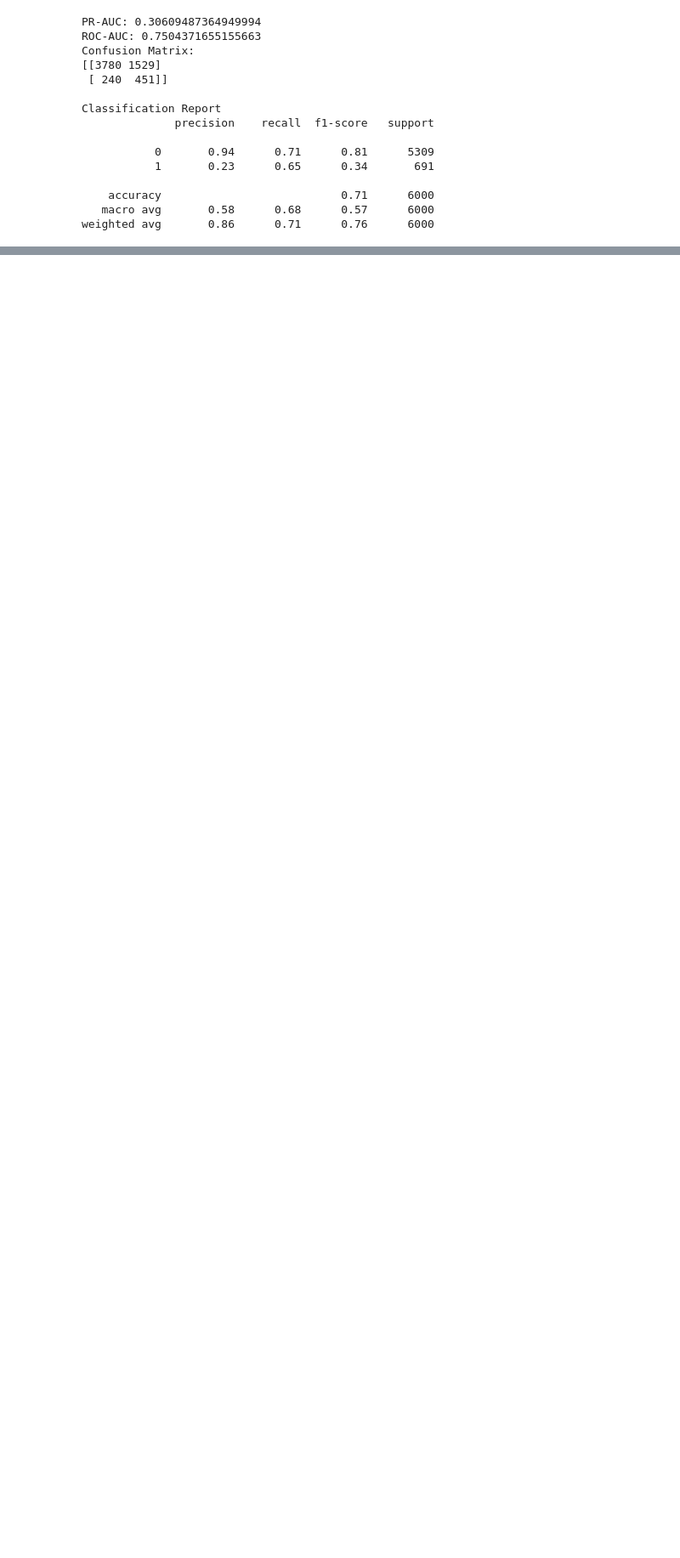
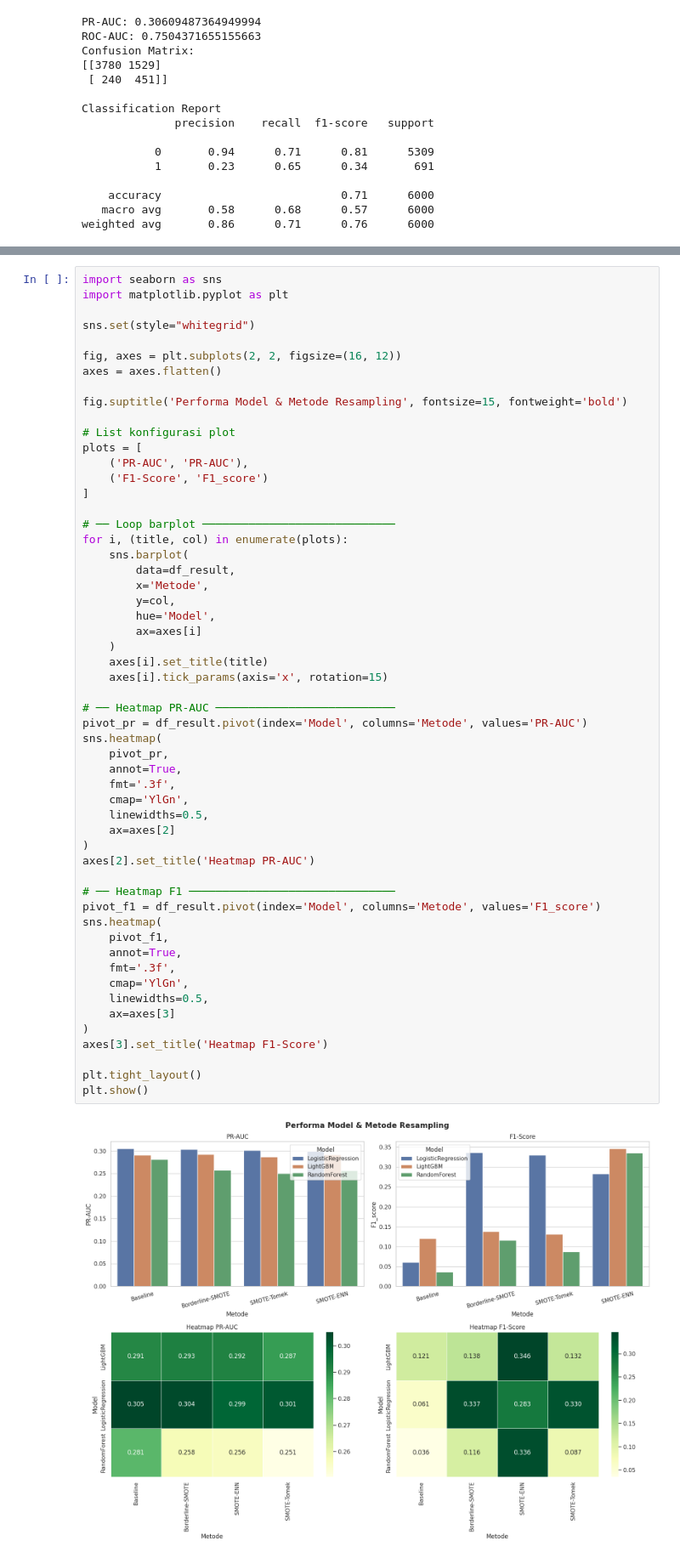
Before and after one commit to PrimaSembiring/loan-default-imbalance, a Jupyter notebook: main.ipynb, the cells around one changed output, grey strips where cells are left out. Shown at 85% size. Saved outputs shown, nothing was run; the diff lists cells and outputs as text; blank space fills up the shorter version.

```diff
--- a/main.ipynb
+++ b/main.ipynb
@@ -576,0 +687,57 @@ weighted avg       0.86      0.71      0.76      6000
+# %%
+import seaborn as sns
+import matplotlib.pyplot as plt
+
+sns.set(style="whitegrid")
+
+fig, axes = plt.subplots(2, 2, figsize=(16, 12))
+axes = axes.flatten()
+
+fig.suptitle('Performa Model & Metode Resampling', fontsize=15, fontweight='bold')
+
+# List konfigurasi plot
+plots = [
+    ('PR-AUC', 'PR-AUC'),
+    ('F1-Score', 'F1_score')
+]
+
+# ── Loop barplot ─────────────────────────────
+for i, (title, col) in enumerate(plots):
+    sns.barplot(
+        data=df_result,
+        x='Metode',
+        y=col,
+        hue='Model',
+        ax=axes[i]
+    )
+    axes[i].set_title(title)
+    axes[i].tick_params(axis='x', rotation=15)
+
+# ── Heatmap PR-AUC ───────────────────────────
+pivot_pr = df_result.pivot(index='Model', columns='Metode', values='PR-AUC')
+sns.heatmap(
+    pivot_pr,
+    annot=True,
+    fmt='.3f',
+    cmap='YlGn',
+    linewidths=0.5,
+    ax=axes[2]
+)
+axes[2].set_title('Heatmap PR-AUC')
+
+# ── Heatmap F1 ───────────────────────────────
+pivot_f1 = df_result.pivot(index='Model', columns='Metode', values='F1_score')
+sns.heatmap(
+    pivot_f1,
+    annot=True,
+    fmt='.3f',
+    cmap='YlGn',
+    linewidths=0.5,
+    ax=axes[3]
+)
+axes[3].set_title('Heatmap F1-Score')
+
+plt.tight_layout()
+plt.show()
+# %% [output]
+[figure, added]
```
Also changed, not shown: parts of 4 cells of this notebook.
